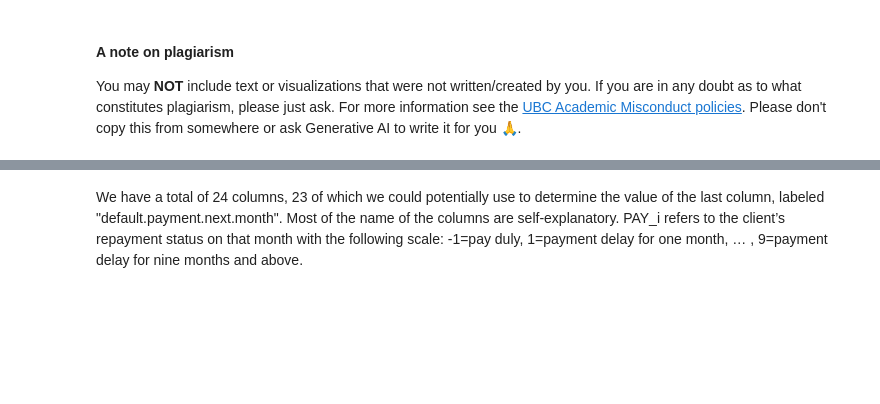
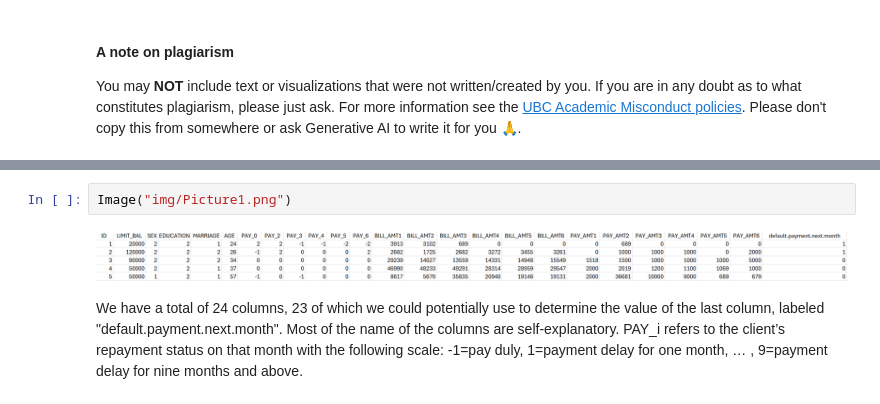
Before and after one commit to jessicapatricia012/CPSC-330-HW9, a Jupyter notebook: hw9.ipynb, the cells around one changed output, grey strips where cells are left out. Drawn from its saved outputs; the diff is of its cells as text; blank space fills up the shorter version.

```diff
--- a/hw9.ipynb
+++ b/hw9.ipynb
@@ -86,2 +84,6 @@ Here is how our first 5 rows of our dataset look like:
+# %%
+Image("img/Picture1.png")
+# %% [output]
+[figure, added]
 # %% [markdown]
 We have a total of 24 columns, 23 of which we could potentially use to determine the value of the last column, labeled "default.payment.next.month". Most of the name of the columns are self-explanatory. PAY_i refers to the client’s repayment status on that month with the following scale: -1=pay duly, 1=payment delay for one month, … , 9=payment delay for nine months and above.
```
Also changed, not shown: parts of 9 cells of this notebook.
